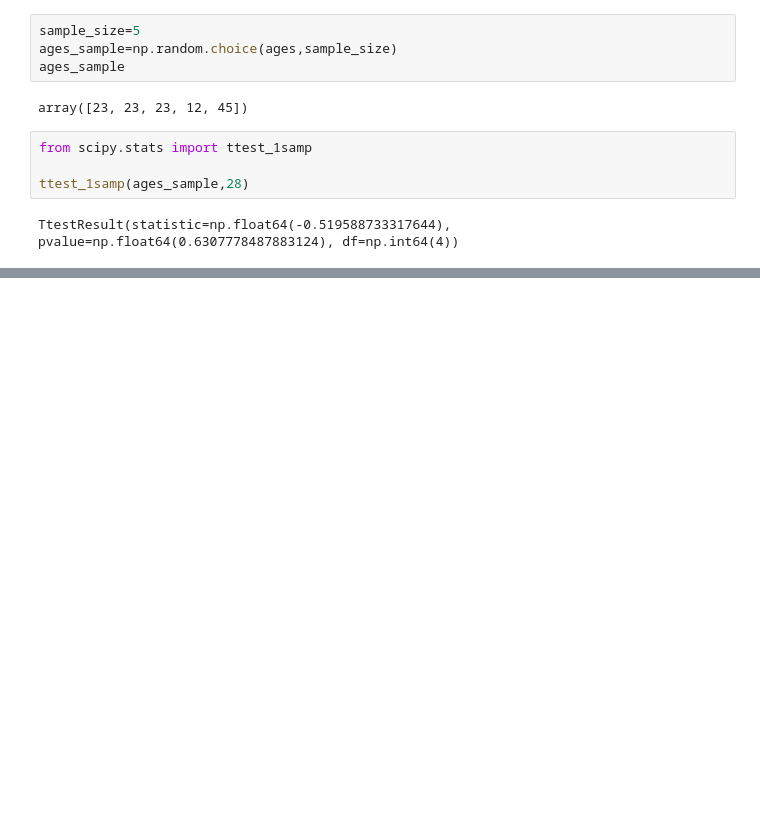
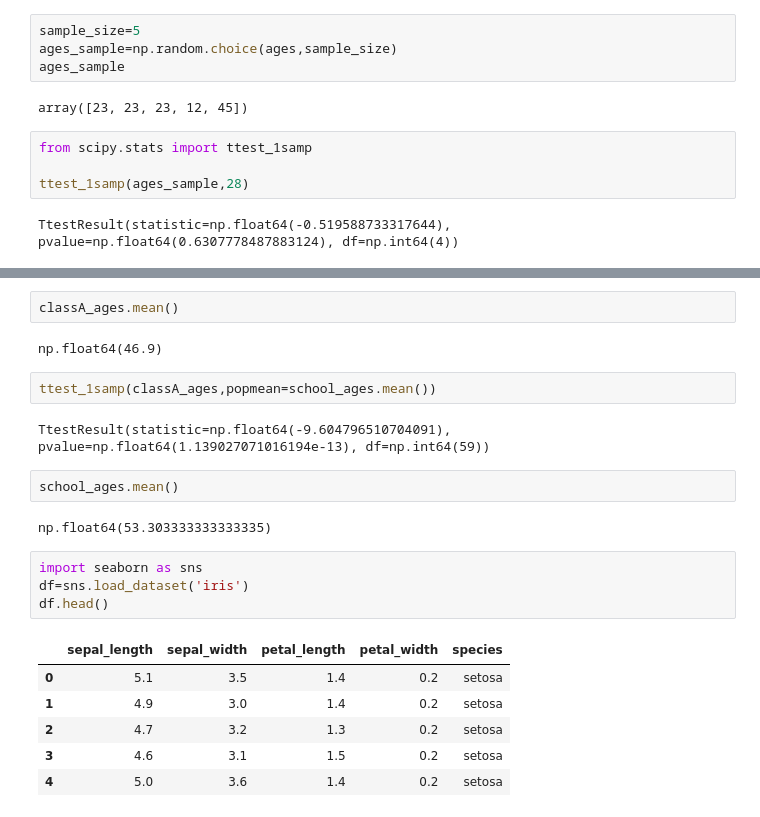
Before and after one commit to jainee-121/Mathematical-analysis, a Jupyter notebook: 2.ipynb, the cells around one changed output, grey strips where cells are left out. Saved outputs shown, nothing was run; the diff lists cells and outputs as text; blank space fills up the shorter version.

```diff
--- a/2.ipynb
+++ b/2.ipynb
@@ -36,0 +47,23 @@ AttributeError: `scipy.stats.stats` has no attribute `poisson`; furthermore, `sc
+# %%
+classA_ages.mean()
+# %% [output]
+np.float64(46.9)
+# %%
+ttest_1samp(classA_ages,popmean=school_ages.mean())
+# %% [output]
+TtestResult(statistic=np.float64(-9.604796510704091), pvalue=np.float64(1.139027071016194e-13), df=np.int64(59))
+# %%
+school_ages.mean()
+# %% [output]
+np.float64(53.303333333333335)
+# %%
+import seaborn as sns
+df=sns.load_dataset('iris')
+df.head()
+# %% [output]
+|  | sepal_length | sepal_width | petal_length | petal_width | species |
+| 0 | 5.1 | 3.5 | 1.4 | 0.2 | setosa |
+| 1 | 4.9 | 3.0 | 1.4 | 0.2 | setosa |
+| 2 | 4.7 | 3.2 | 1.3 | 0.2 | setosa |
+| 3 | 4.6 | 3.1 | 1.5 | 0.2 | setosa |
+| 4 | 5.0 | 3.6 | 1.4 | 0.2 | setosa |
```
Also changed, not shown: parts of 5 cells of this notebook.
